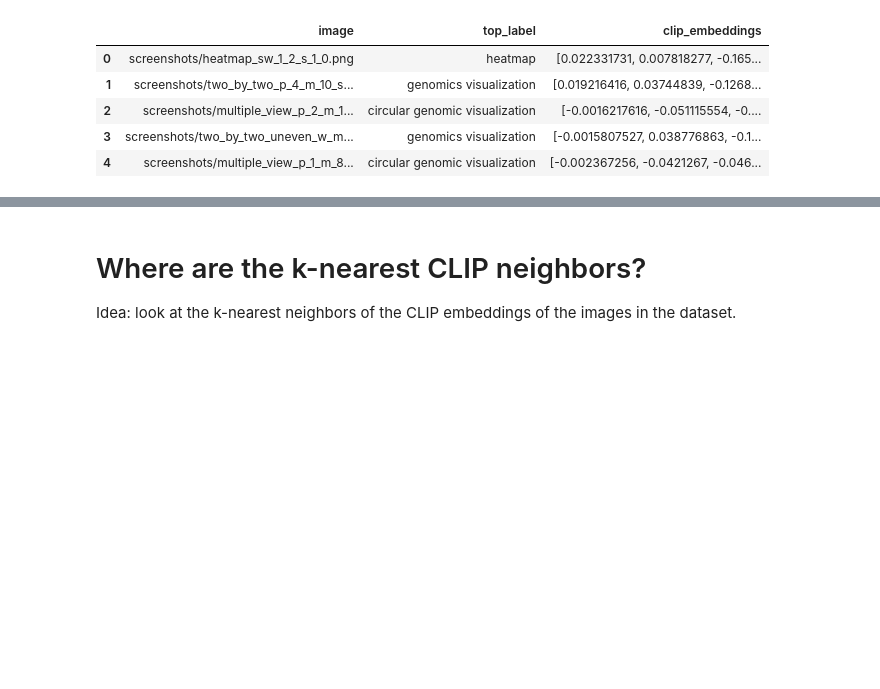
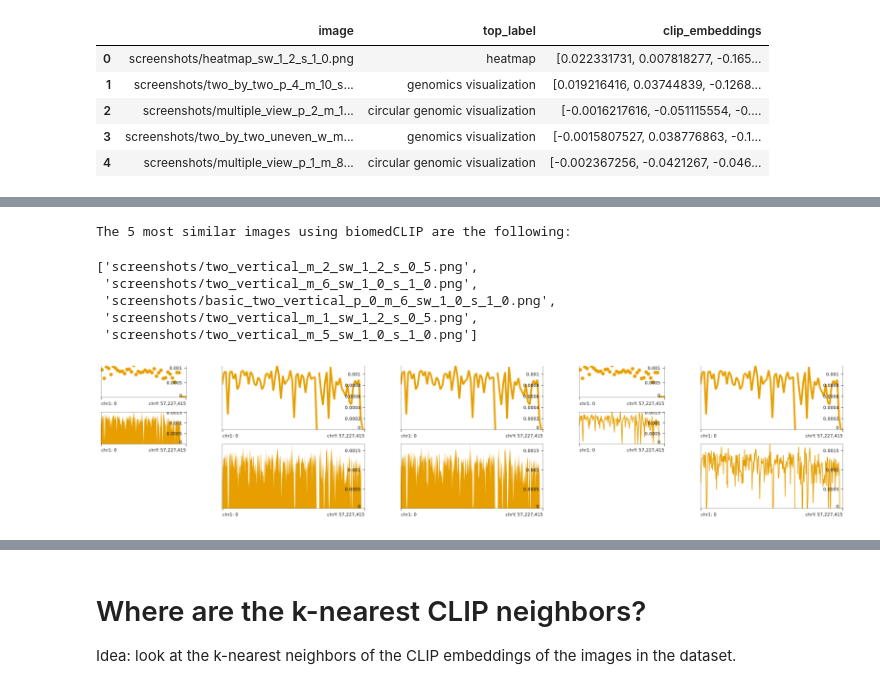
Before and after one commit to etowahadams/spec-image-embeddings, a Jupyter notebook: embeddings_closest_BiomedCLIP.ipynb, the cells around one changed output, grey strips where cells are left out. Cells and saved outputs as stored; diff of their text form; code cells hidden in the pictures; blank space fills up the shorter version.

```diff
--- a/embeddings_closest_BiomedCLIP.ipynb
+++ b/embeddings_closest_BiomedCLIP.ipynb
@@ -71,0 +79,19 @@ The 5 most similar images using biomedCLIP are the following:
+# %%
+query_embedding = get_image_features("yellow.png")
+# Find the 5 most similar images using biomedCLIP
+biomedCLIP_embeddings = np.array(biomedCLIP['clip_embeddings'].to_list())
+top_5 = most_similar(query_embedding, biomedCLIP_embeddings, top_n=5)
+# Extract the image paths from the dataframe
+img_paths = biomedCLIP.loc[top_5]['image'].to_list()
+print('The 5 most similar images using biomedCLIP are the following:')
+# helper function to show all the images in a row
+display_images(img_paths)
+img_paths
+# %% [output]
+The 5 most similar images using biomedCLIP are the following:
+['screenshots/two_vertical_m_2_sw_1_2_s_0_5.png',
+ 'screenshots/two_vertical_m_6_sw_1_0_s_1_0.png',
+ 'screenshots/basic_two_vertical_p_0_m_6_sw_1_0_s_1_0.png',
+ 'screenshots/two_vertical_m_1_sw_1_2_s_0_5.png',
+ 'screenshots/two_vertical_m_5_sw_1_0_s_1_0.png']
+[figure, added]
```
Also changed, not shown: parts of 8 cells of this notebook, 6 other files.
